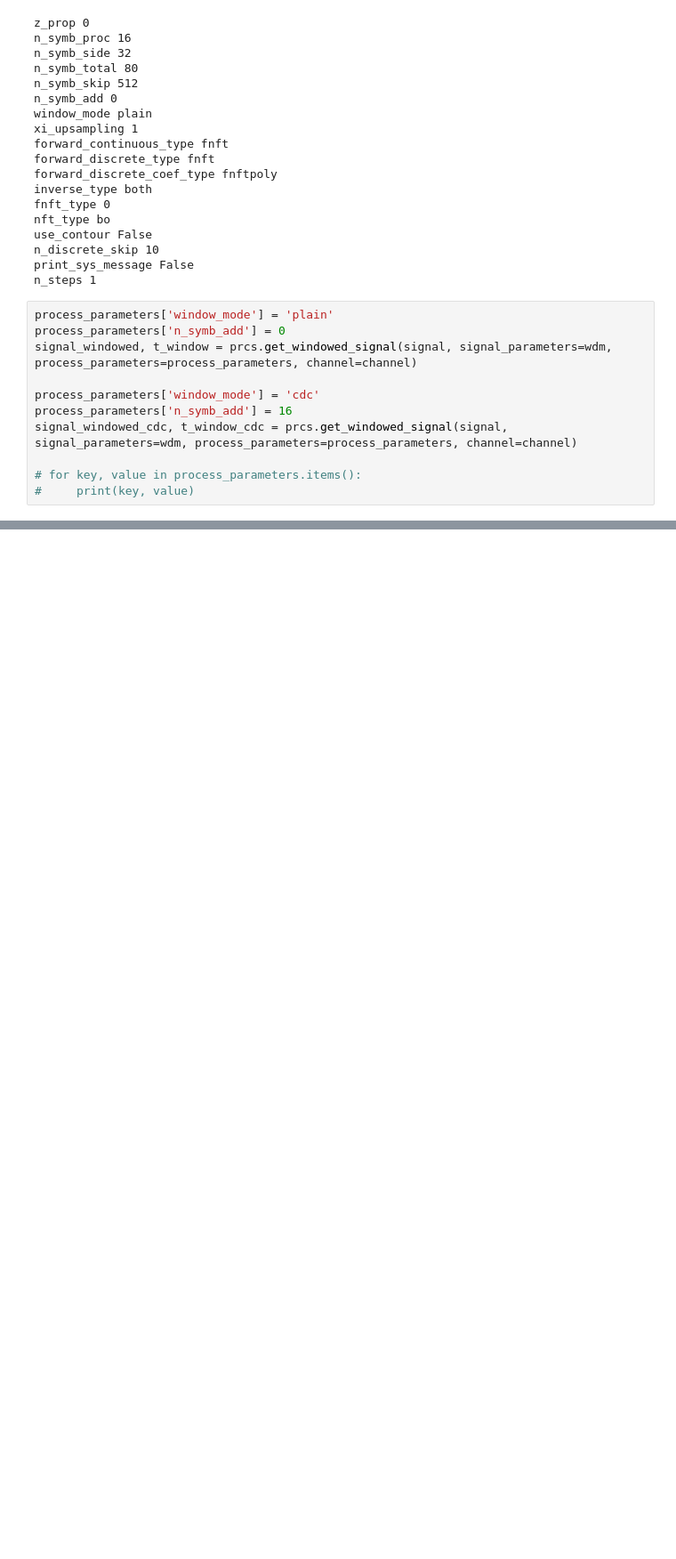
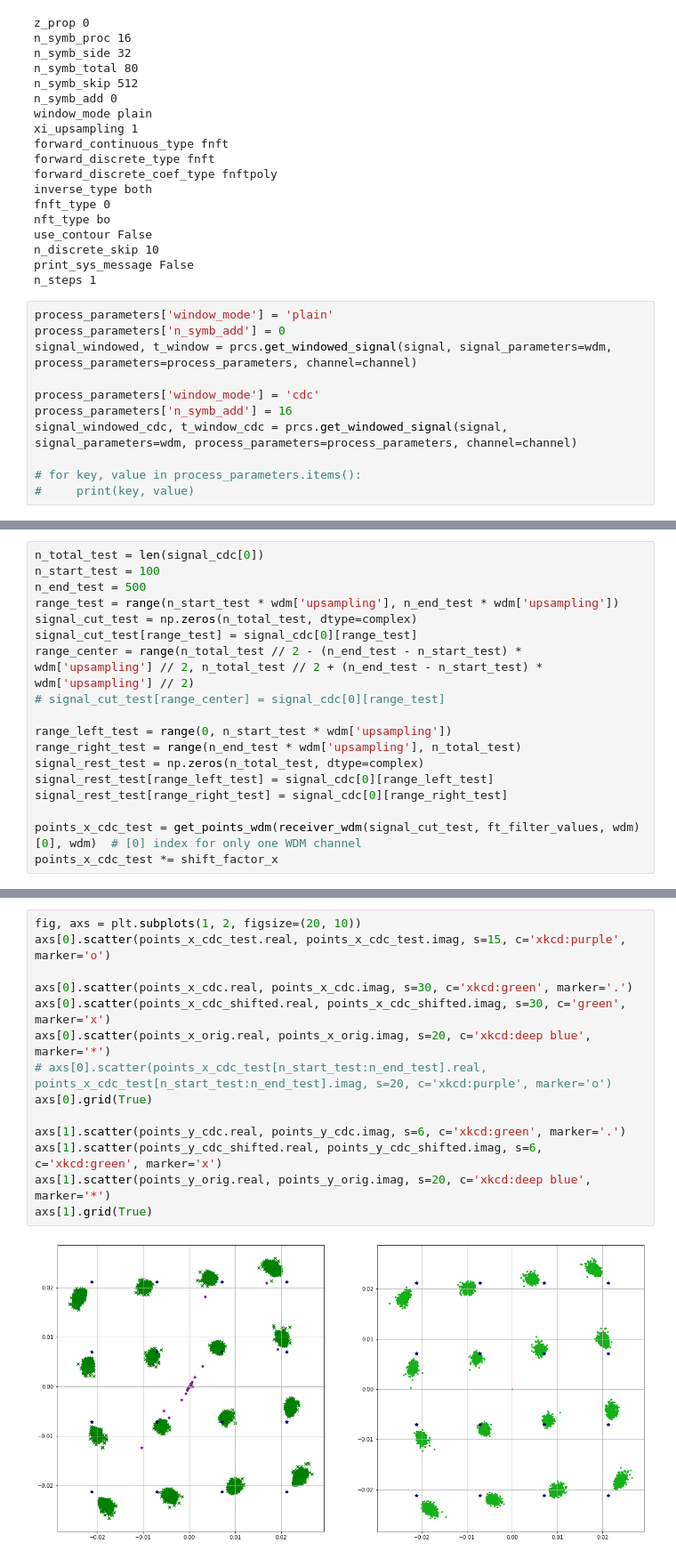
Before and after one commit to esf0/nft-processing, a Jupyter notebook: notebooks/test_processing.ipynb, the cells around one changed output, grey strips where cells are left out. Shown at 89% size. Cells and saved outputs as stored; diff of their text form; blank space fills up the shorter version.

```diff
--- a/notebooks/test_processing.ipynb
+++ b/notebooks/test_processing.ipynb
@@ -171,0 +310,18 @@ for k in [0, 1]:
+# %%
+n_total_test = len(signal_cdc[0])
+n_start_test = 100
+n_end_test = 500
+range_test = range(n_start_test * wdm['upsampling'], n_end_test * wdm['upsampling'])
+signal_cut_test = np.zeros(n_total_test, dtype=complex)
+signal_cut_test[range_test] = signal_cdc[0][range_test]
+range_center = range(n_total_test // 2 - (n_end_test - n_start_test) * wdm['upsampling'] // 2, n_total_test // 2 + (n_end_test - n_start_test) * wdm['upsampling'] // 2)
+# signal_cut_test[range_center] = signal_cdc[0][range_test]
+
+range_left_test = range(0, n_start_test * wdm['upsampling'])
+range_right_test = range(n_end_test * wdm['upsampling'], n_total_test)
+signal_rest_test = np.zeros(n_total_test, dtype=complex)
+signal_rest_test[range_left_test] = signal_cdc[0][range_left_test]
+signal_rest_test[range_right_test] = signal_cdc[0][range_right_test]
+
+points_x_cdc_test = get_points_wdm(receiver_wdm(signal_cut_test, ft_filter_values, wdm)[0], wdm)  # [0] index for only one WDM channel
+points_x_cdc_test *= shift_factor_x
@@ -171,0 +330,16 @@ for k in [0, 1]:
+# %%
+fig, axs = plt.subplots(1, 2, figsize=(20, 10))
+axs[0].scatter(points_x_cdc_test.real, points_x_cdc_test.imag, s=15, c='xkcd:purple', marker='o')
+
+axs[0].scatter(points_x_cdc.real, points_x_cdc.imag, s=30, c='xkcd:green', marker='.')
+axs[0].scatter(points_x_cdc_shifted.real, points_x_cdc_shifted.imag, s=30, c='green', marker='x')
+axs[0].scatter(points_x_orig.real, points_x_orig.imag, s=20, c='xkcd:deep blue', marker='*')
+# axs[0].scatter(points_x_cdc_test[n_start_test:n_end_test].real, points_x_cdc_test[n_start_test:n_end_test].imag, s=20, c='xkcd:purple', marker='o')
+axs[0].grid(True)
+
+axs[1].scatter(points_y_cdc.real, points_y_cdc.imag, s=6, c='xkcd:green', marker='.')
+axs[1].scatter(points_y_cdc_shifted.real, points_y_cdc_shifted.imag, s=6, c='xkcd:green', marker='x')
+axs[1].scatter(points_y_orig.real, points_y_orig.imag, s=20, c='xkcd:deep blue', marker='*')
+axs[1].grid(True)
+# %% [output]
+[figure, added]
```
Also changed, not shown: parts of 25 cells of this notebook, 13 other files.
